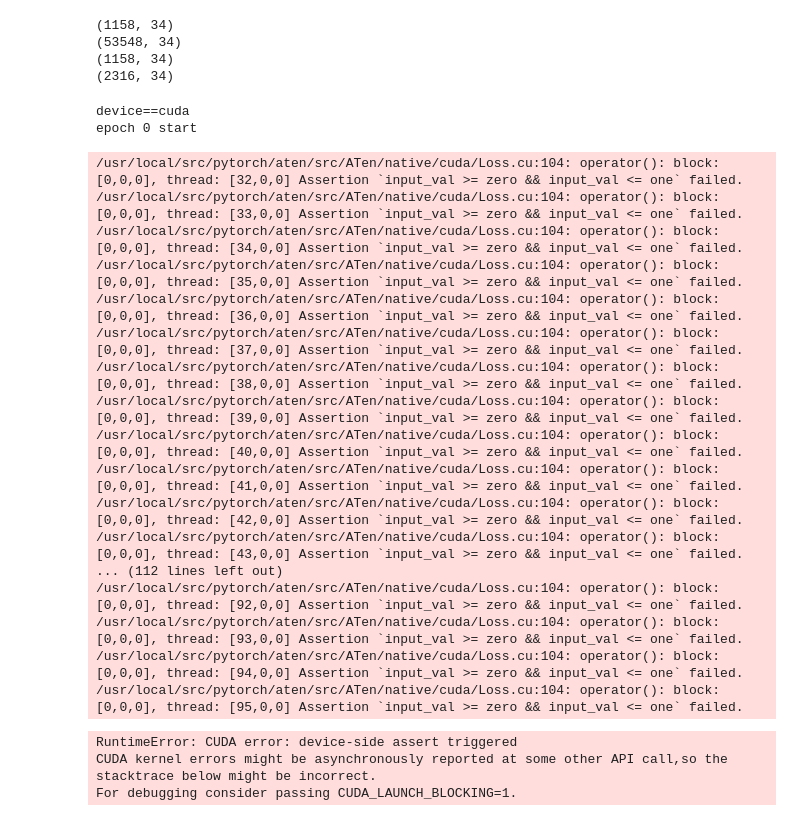
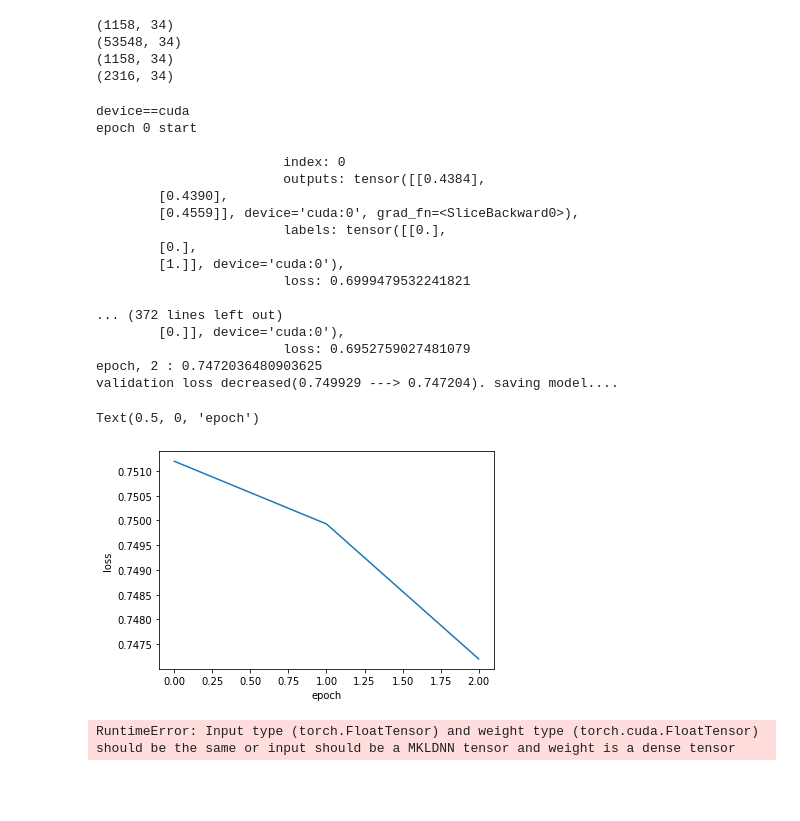
Before and after one commit to sanma-1230/kaggle-competition-rsna, a Jupyter notebook: rsna-tmp.ipynb, the cells around one changed output. Drawn from its saved outputs; the diff is of its cells as text; code cells hidden in the pictures; blank space fills up the shorter version.

Commit message:
Kaggle Notebook | RSNA-(TMP) | Version 11

```diff
--- a/rsna-tmp.ipynb
+++ b/rsna-tmp.ipynb
@@ -468,3 +466,6 @@ class TrainDataset(Dataset):
 # %%
 tmp_dataset = TrainDataset(custom_train)
 tmp_dataloader = DataLoader(tmp_dataset, batch_size=30)
+# %%
+for i in tmp_dataloader:
+    print(i)
@@ -706,6 +724,8 @@ class Net(nn.Module):
         self.fc3 = nn.Linear(50, 10)
         self.fc4 = nn.Linear(10, 1)
 
+        self.sigmoid = nn.Sigmoid()
+
     def forward(self, x):
         x = self.conv1(x)
         x = self.pool(x)
@@ -719,6 +739,7 @@ class Net(nn.Module):
         x = self.dropout(x)
         x = self.fc3(x)
         x = self.fc4(x)
+        x = self.sigmoid(x)
         return x
 # %%
 def train_net(n_epochs, train_loader, net, optimizer, loss_fn, device='cpu'):
@@ -772,23 +793,43 @@ losses = train_net(n_epochs=3, train_loader=dataloader,  net=net, optimizer=opti
 # %% [output]
 device==cuda
 epoch 0 start
+
+                        index: 0
+                        outputs: tensor([[0.4384],
+        [0.4390],
+        [0.4559]], device='cuda:0', grad_fn=<SliceBackward0>),
+                        labels: tensor([[0.],
+        [0.],
+        [1.]], device='cuda:0'),
+                        loss: 0.6999479532241821
+
+... (372 lines left out)
+        [0.]], device='cuda:0'),
+                        loss: 0.6952759027481079
+epoch, 2 : 0.7472036480903625
+validation loss decreased(0.749929 ---> 0.747204). saving model....
-/usr/local/src/pytorch/aten/src/ATen/native/cuda/Loss.cu:104: operator(): block: [0,0,0], thread: [32,0,0] Assertion `input_val >= zero && input_val <= one` failed.
-/usr/local/src/pytorch/aten/src/ATen/native/cuda/Loss.cu:104: operator(): block: [0,0,0], thread: [33,0,0] Assertion `input_val >= zero && input_val <= one` failed.
-/usr/local/src/pytorch/aten/src/ATen/native/cuda/Loss.cu:104: operator(): block: [0,0,0], thread: [34,0,0] Assertion `input_val >= zero && input_val <= one` failed.
-/usr/local/src/pytorch/aten/src/ATen/native/cuda/Loss.cu:104: operator(): block: [0,0,0], thread: [35,0,0] Assertion `input_val >= zero && input_val <= one` failed.
-/usr/local/src/pytorch/aten/src/ATen/native/cuda/Loss.cu:104: operator(): block: [0,0,0], thread: [36,0,0] Assertion `input_val >= zero && input_val <= one` failed.
-/usr/local/src/pytorch/aten/src/ATen/native/cuda/Loss.cu:104: operator(): block: [0,0,0], thread: [37,0,0] Assertion `input_val >= zero && input_val <= one` failed.
-/usr/local/src/pytorch/aten/src/ATen/native/cuda/Loss.cu:104: operator(): block: [0,0,0], thread: [38,0,0] Assertion `input_val >= zero && input_val <= one` failed.
-/usr/local/src/pytorch/aten/src/ATen/native/cuda/Loss.cu:104: operator(): block: [0,0,0], thread: [39,0,0] Assertion `input_val >= zero && input_val <= one` failed.
-/usr/local/src/pytorch/aten/src/ATen/native/cuda/Loss.cu:104: operator(): block: [0,0,0], thread: [40,0,0] Assertion `input_val >= zero && input_val <= one` failed.
-/usr/local/src/pytorch/aten/src/ATen/native/cuda/Loss.cu:104: operator(): block: [0,0,0], thread: [41,0,0] Assertion `input_val >= zero && input_val <= one` failed.
-/usr/local/src/pytorch/aten/src/ATen/native/cuda/Loss.cu:104: operator(): block: [0,0,0], thread: [42,0,0] Assertion `input_val >= zero && input_val <= one` failed.
-/usr/local/src/pytorch/aten/src/ATen/native/cuda/Loss.cu:104: operator(): block: [0,0,0], thread: [43,0,0] Assertion `input_val >= zero && input_val <= one` failed.
-... (112 lines left out)
-/usr/local/src/pytorch/aten/src/ATen/native/cuda/Loss.cu:104: operator(): block: [0,0,0], thread: [92,0,0] Assertion `input_val >= zero && input_val <= one` failed.
-/usr/local/src/pytorch/aten/src/ATen/native/cuda/Loss.cu:104: operator(): block: [0,0,0], thread: [93,0,0] Assertion `input_val >= zero && input_val <= one` failed.
-/usr/local/src/pytorch/aten/src/ATen/native/cuda/Loss.cu:104: operator(): block: [0,0,0], thread: [94,0,0] Assertion `input_val >= zero && input_val <= one` failed.
-/usr/local/src/pytorch/aten/src/ATen/native/cuda/Loss.cu:104: operator(): block: [0,0,0], thread: [95,0,0] Assertion `input_val >= zero && input_val <= one` failed.
-RuntimeError: CUDA error: device-side assert triggered
-CUDA kernel errors might be asynchronously reported at some other API call,so the stacktrace below might be incorrect.
-For debugging consider passing CUDA_LAUNCH_BLOCKING=1.
+# %%
+plt.plot(list(range(len(losses))), losses)
+plt.ylabel('loss')
+plt.xlabel('epoch')
+# %% [output]
+Text(0.5, 0, 'epoch')
+[figure, added]
+# %%
+model = Net()
+model.load_state_dict(torch.load('/kaggle/working/checkpoint_model.pth'))
+model.eval()
+# model.to(device)
+with torch.no_grad():
+    images = []
+    for i in range(test.shape[0]):
+        paths = test.filename.tolist()[i]
+        image = transform_image(paths)
+        image = torch.Tensor(image)
+        images.append(image)
+    images = torch.stack(images)
+    images = images.unsqueeze(dim=1)
+    images.to(device)
+    preds = model(images)
+# %% [output]
+RuntimeError: Input type (torch.FloatTensor) and weight type (torch.cuda.FloatTensor) should be the same or input should be a MKLDNN tensor and weight is a dense tensor
```
Also changed, not shown: parts of 6 cells of this notebook.
